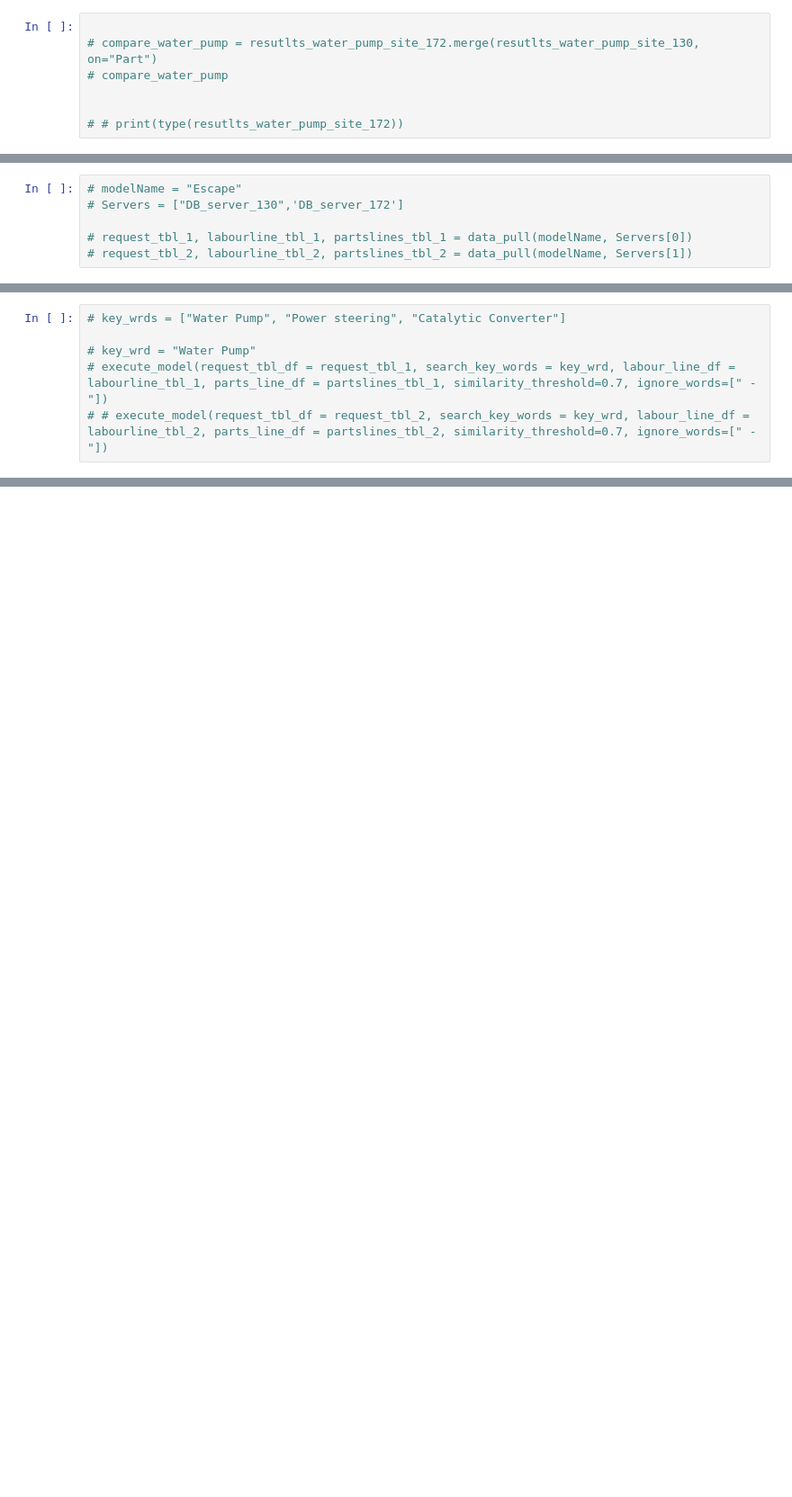
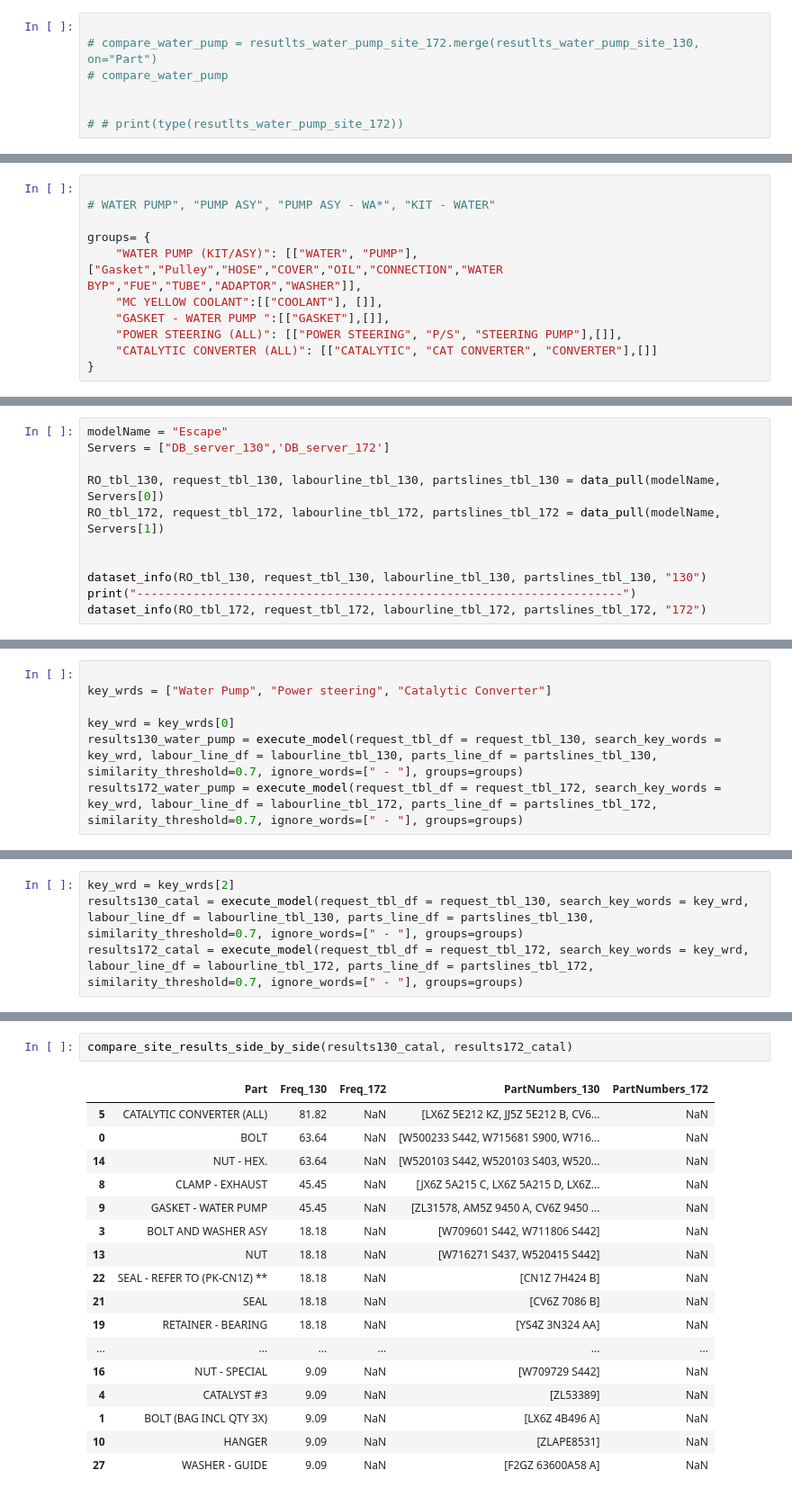
Before and after one commit to MeliPax/SPG, a Jupyter notebook: research/SPG_single_model_analysis.ipynb, the cells around one changed output, grey strips where cells are left out. Shown at 90% size. Drawn from its saved outputs; the diff is of its cells as text; blank space fills up the shorter version.

Commit message:
emplimented advanced filttering and created a model to compare site results side by side.

```diff
--- a/research/SPG_single_model_analysis.ipynb
+++ b/research/SPG_single_model_analysis.ipynb
@@ -965,0 +1056,11 @@ def run_model(key_wrd, request_tbl, labourline_tbl, partslines_tbl):
+# %%
+
+# WATER PUMP", "PUMP ASY", "PUMP ASY - WA*", "KIT - WATER"
+
+groups= {
+    "WATER PUMP (KIT/ASY)": [["WATER", "PUMP"], ["Gasket","Pulley","HOSE","COVER","OIL","CONNECTION","WATER BYP","FUE","TUBE","ADAPTOR","WASHER"]],
+    "MC YELLOW COOLANT":[["COOLANT"], []],
+    "GASKET - WATER PUMP ":[["GASKET"],[]],
+    "POWER STEERING (ALL)": [["POWER STEERING", "P/S", "STEERING PUMP"],[]],
+    "CATALYTIC CONVERTER (ALL)": [["CATALYTIC", "CAT CONVERTER", "CONVERTER"],[]]
+}
@@ -966,6 +1070,11 @@ def run_model(key_wrd, request_tbl, labourline_tbl, partslines_tbl):
 # %%
-# modelName = "Escape"
-# Servers = ["DB_server_130",'DB_server_172']
+modelName = "Escape"
+Servers = ["DB_server_130",'DB_server_172']
 
-# request_tbl_1, labourline_tbl_1, partslines_tbl_1 = data_pull(modelName, Servers[0])
-# request_tbl_2, labourline_tbl_2, partslines_tbl_2 = data_pull(modelName, Servers[1])
+RO_tbl_130, request_tbl_130, labourline_tbl_130, partslines_tbl_130 = data_pull(modelName, Servers[0])
+RO_tbl_172, request_tbl_172, labourline_tbl_172, partslines_tbl_172 = data_pull(modelName, Servers[1])
+
+
+dataset_info(RO_tbl_130, request_tbl_130, labourline_tbl_130, partslines_tbl_130, "130")
+print("---------------------------------------------------------------------")
+dataset_info(RO_tbl_172, request_tbl_172, labourline_tbl_172, partslines_tbl_172, "172")
@@ -972,6 +1132,7 @@ def run_model(key_wrd, request_tbl, labourline_tbl, partslines_tbl):
 # %%
-# key_wrds = ["Water Pump", "Power steering", "Catalytic Converter"]
 
-# key_wrd = "Water Pump"
-# execute_model(request_tbl_df = request_tbl_1, search_key_words = key_wrd, labour_line_df = labourline_tbl_1, parts_line_df = partslines_tbl_1, similarity_threshold=0.7, ignore_words=[" - "])
-# # execute_model(request_tbl_df = request_tbl_2, search_key_words = key_wrd, labour_line_df = labourline_tbl_2, parts_line_df = partslines_tbl_2, similarity_threshold=0.7, ignore_words=[" - "])
+key_wrds = ["Water Pump", "Power steering", "Catalytic Converter"]
+
+key_wrd = key_wrds[0]
+results130_water_pump = execute_model(request_tbl_df = request_tbl_130, search_key_words = key_wrd, labour_line_df = labourline_tbl_130, parts_line_df = partslines_tbl_130, similarity_threshold=0.7, ignore_words=[" - "], groups=groups)
+results172_water_pump = execute_model(request_tbl_df = request_tbl_172, search_key_words = key_wrd, labour_line_df = labourline_tbl_172, parts_line_df = partslines_tbl_172, similarity_threshold=0.7, ignore_words=[" - "], groups=groups)
@@ -977,0 +1206,4 @@ def run_model(key_wrd, request_tbl, labourline_tbl, partslines_tbl):
+# %%
+key_wrd = key_wrds[2]
+results130_catal = execute_model(request_tbl_df = request_tbl_130, search_key_words = key_wrd, labour_line_df = labourline_tbl_130, parts_line_df = partslines_tbl_130, similarity_threshold=0.7, ignore_words=[" - "], groups=groups)
+results172_catal = execute_model(request_tbl_df = request_tbl_172, search_key_words = key_wrd, labour_line_df = labourline_tbl_172, parts_line_df = partslines_tbl_172, similarity_threshold=0.7, ignore_words=[" - "], groups=groups)
@@ -977,0 +1234,20 @@ def run_model(key_wrd, request_tbl, labourline_tbl, partslines_tbl):
+# %%
+compare_site_results_side_by_side(results130_catal, results172_catal)
+# %% [output]
+|  | Part | Freq_130 | Freq_172 | PartNumbers_130 | PartNumbers_172 |
+| 5 | CATALYTIC CONVERTER (ALL) | 81.82 | NaN | [LX6Z 5E212 KZ, JJ5Z 5E212 B, CV6... | NaN |
+| 0 | BOLT | 63.64 | NaN | [W500233 S442, W715681 S900, W716... | NaN |
+| 14 | NUT - HEX. | 63.64 | NaN | [W520103 S442, W520103 S403, W520... | NaN |
+| 8 | CLAMP - EXHAUST | 45.45 | NaN | [JX6Z 5A215 C, LX6Z 5A215 D, LX6Z... | NaN |
+| 9 | GASKET - WATER PUMP | 45.45 | NaN | [ZL31578, AM5Z 9450 A, CV6Z 9450 ... | NaN |
+| 3 | BOLT AND WASHER ASY | 18.18 | NaN | [W709601 S442, W711806 S442] | NaN |
+| 13 | NUT | 18.18 | NaN | [W716271 S437, W520415 S442] | NaN |
+| 22 | SEAL - REFER TO (PK-CN1Z) ** | 18.18 | NaN | [CN1Z 7H424 B] | NaN |
+| 21 | SEAL | 18.18 | NaN | [CV6Z 7086 B] | NaN |
+| 19 | RETAINER - BEARING | 18.18 | NaN | [YS4Z 3N324 AA] | NaN |
+| ... | ... | ... | ... | ... | ... |
+| 16 | NUT - SPECIAL | 9.09 | NaN | [W709729 S442] | NaN |
+| 4 | CATALYST #3 | 9.09 | NaN | [ZL53389] | NaN |
+| 1 | BOLT (BAG INCL QTY 3X) | 9.09 | NaN | [LX6Z 4B496 A] | NaN |
+| 10 | HANGER | 9.09 | NaN | [ZLAPE8531] | NaN |
+| 27 | WASHER - GUIDE | 9.09 | NaN | [F2GZ 63600A58 A] | NaN |
```
Also changed, not shown: parts of 38 cells of this notebook, 1 other file.
